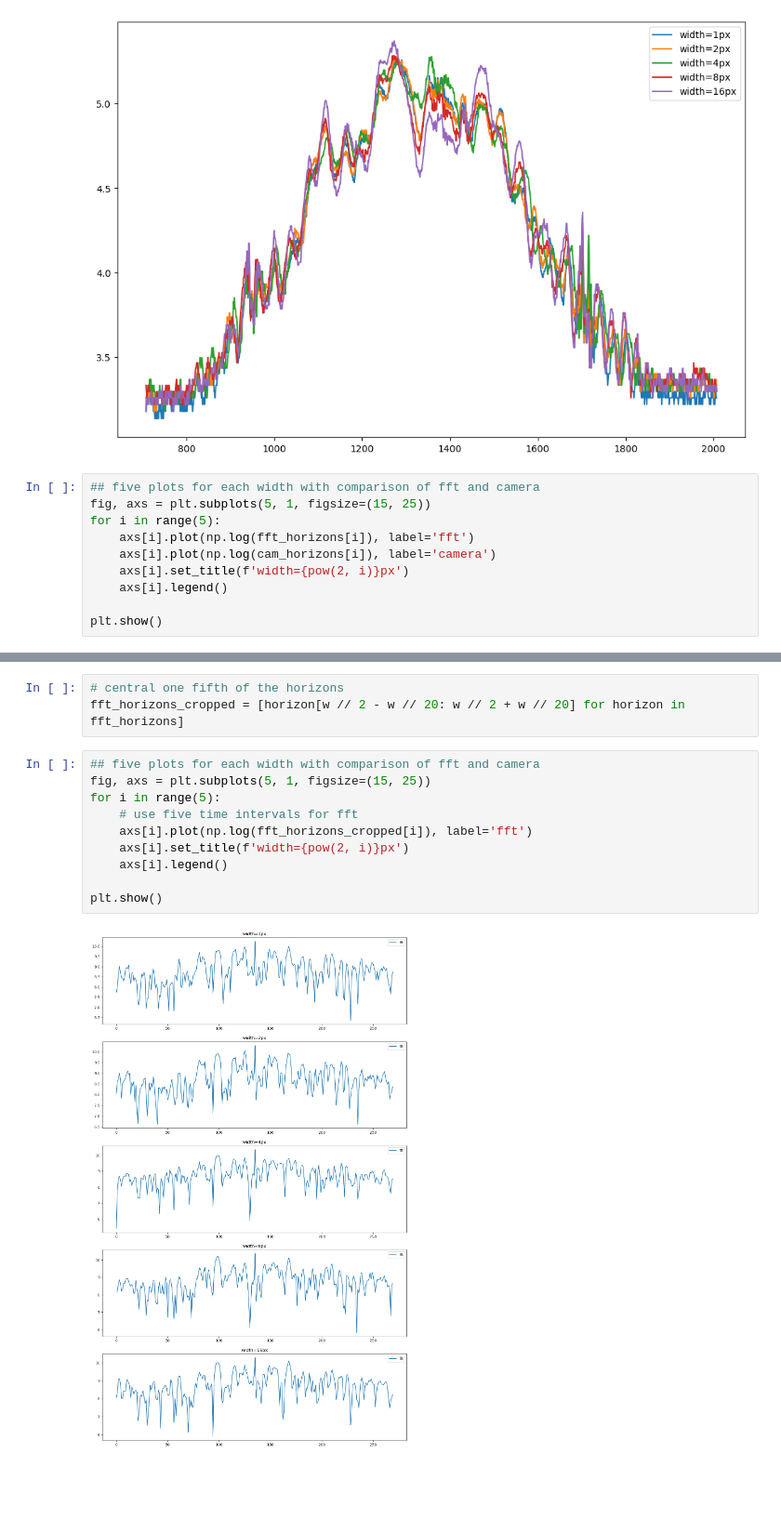
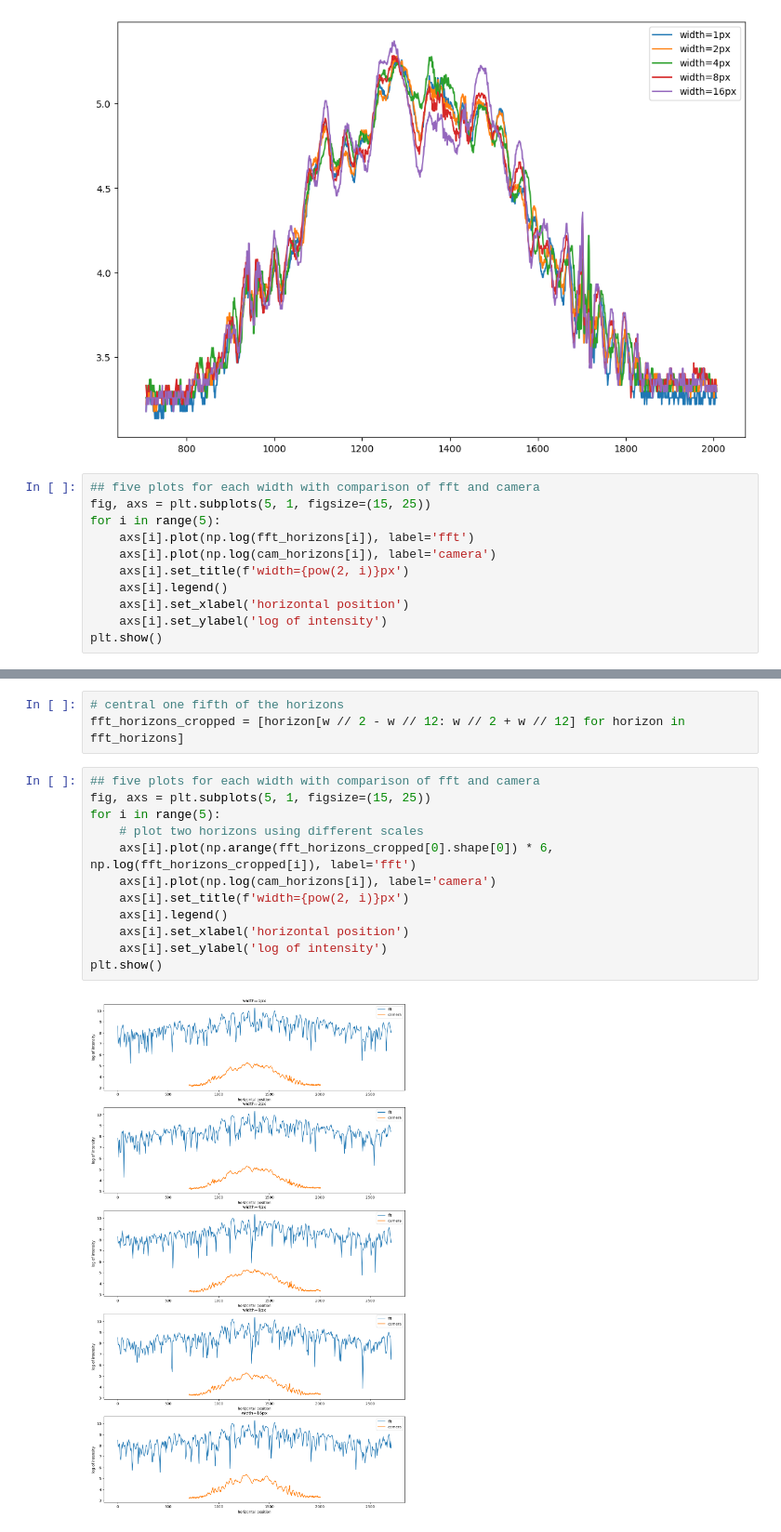
Before and after one commit to zhuyuezx/CSC494_holoprojector, a Jupyter notebook: Code/laser_analysis_2.ipynb, the cells around one changed output, grey strips where cells are left out. Shown at 93% size. Drawn from its saved outputs; the diff is of its cells as text; blank space fills up the shorter version.

```diff
--- a/Code/laser_analysis_2.ipynb
+++ b/Code/laser_analysis_2.ipynb
@@ -116,6 +116,7 @@ for i in range(5):
     axs[i].plot(np.log(cam_horizons[i]), label='camera')
     axs[i].set_title(f'width={pow(2, i)}px')
     axs[i].legend()
-
+    axs[i].set_xlabel('horizontal position')
+    axs[i].set_ylabel('log of intensity')
 plt.show()
 # %% [output]
@@ -123,15 +124,17 @@ plt.show()
 # %%
 # central one fifth of the horizons
-fft_horizons_cropped = [horizon[w // 2 - w // 20: w // 2 + w // 20] for horizon in fft_horizons]
+fft_horizons_cropped = [horizon[w // 2 - w // 12: w // 2 + w // 12] for horizon in fft_horizons]
 # %%
 ## five plots for each width with comparison of fft and camera
 fig, axs = plt.subplots(5, 1, figsize=(15, 25))
 for i in range(5):
-    # use five time intervals for fft
-    axs[i].plot(np.log(fft_horizons_cropped[i]), label='fft')
+    # plot two horizons using different scales
+    axs[i].plot(np.arange(fft_horizons_cropped[0].shape[0]) * 6, np.log(fft_horizons_cropped[i]), label='fft')
+    axs[i].plot(np.log(cam_horizons[i]), label='camera')
     axs[i].set_title(f'width={pow(2, i)}px')
     axs[i].legend()
-
+    axs[i].set_xlabel('horizontal position')
+    axs[i].set_ylabel('log of intensity')
 plt.show()
 # %% [output]
-[figure, old version]
+[figure, new version]
```
Also changed, not shown: parts of 1 cell of this notebook.
